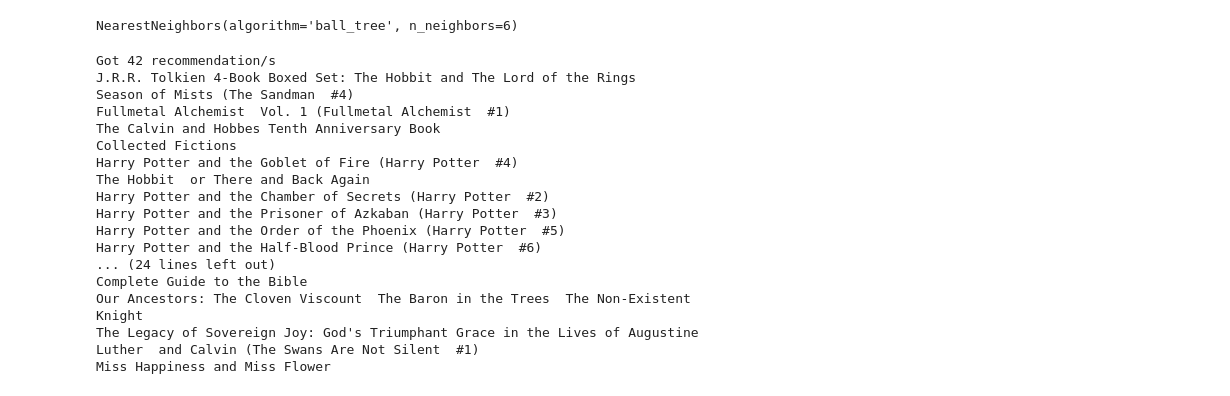
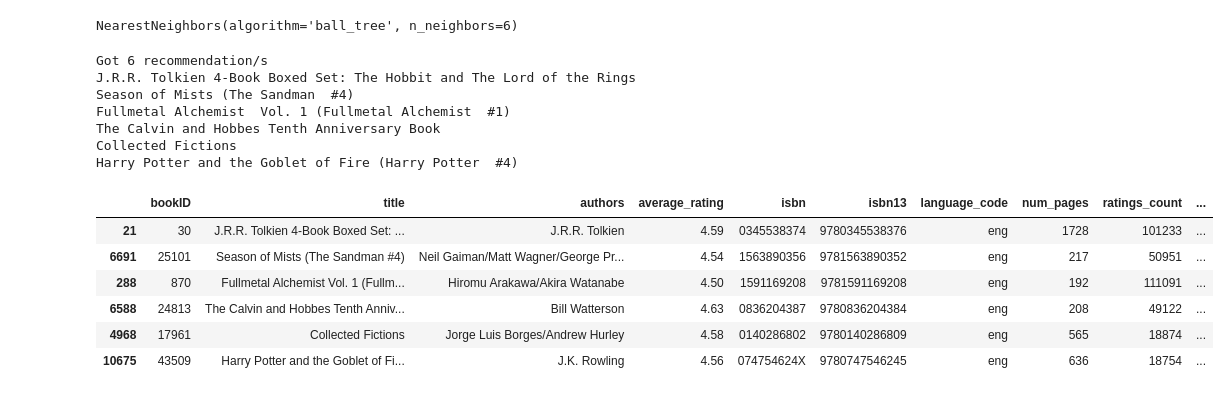
Before and after one commit to khalidelboray/ML_Course, a Jupyter notebook: last_task.ipynb, the cells around one changed output. Saved outputs shown, nothing was run; the diff lists cells and outputs as text; code cells hidden in the pictures.

```diff
--- a/last_task.ipynb
+++ b/last_task.ipynb
@@ -476,24 +476,22 @@ def book_recommendation_engine(book_name,similar=False):
           rdf = rdf.append([new_df.loc[newid]])
     return rdf
 # %%
-book_list_name = book_recommendation_engine('The Hobbit',similar=True)
+book_list_name = book_recommendation_engine('The Hobbit',similar=False)
 print(f"Got {len(book_list_name)} recommendation/s")
 print("\n".join(book_list_name.title.unique()))
+book_list_name
 # %% [output]
-Got 42 recommendation/s
+Got 6 recommendation/s
 J.R.R. Tolkien 4-Book Boxed Set: The Hobbit and The Lord of the Rings
 Season of Mists (The Sandman  #4)
 Fullmetal Alchemist  Vol. 1 (Fullmetal Alchemist  #1)
 The Calvin and Hobbes Tenth Anniversary Book
 Collected Fictions
 Harry Potter and the Goblet of Fire (Harry Potter  #4)
-The Hobbit  or There and Back Again
-Harry Potter and the Chamber of Secrets (Harry Potter  #2)
-Harry Potter and the Prisoner of Azkaban (Harry Potter  #3)
-Harry Potter and the Order of the Phoenix (Harry Potter  #5)
-Harry Potter and the Half-Blood Prince (Harry Potter  #6)
-... (24 lines left out)
-Complete Guide to the Bible
-Our Ancestors: The Cloven Viscount  The Baron in the Trees  The Non-Existent Knight
-The Legacy of Sovereign Joy: God's Triumphant Grace in the Lives of Augustine  Luther  and Calvin (The Swans Are Not Silent  #1)
-Miss Happiness and Miss Flower
+|  | bookID | title | authors | average_rating | isbn | isbn13 | language_code | num_pages | ratings_count | ... |
+| 21 | 30 | J.R.R. Tolkien 4-Book Boxed Set: ... | J.R.R. Tolkien | 4.59 | 0345538374 | 9780345538376 | eng | 1728 | 101233 | ... |
+| 6691 | 25101 | Season of Mists (The Sandman #4) | Neil Gaiman/Matt Wagner/George Pr... | 4.54 | 1563890356 | 9781563890352 | eng | 217 | 50951 | ... |
+| 288 | 870 | Fullmetal Alchemist Vol. 1 (Fullm... | Hiromu Arakawa/Akira Watanabe | 4.50 | 1591169208 | 9781591169208 | eng | 192 | 111091 | ... |
+| 6588 | 24813 | The Calvin and Hobbes Tenth Anniv... | Bill Watterson | 4.63 | 0836204387 | 9780836204384 | eng | 208 | 49122 | ... |
+| 4968 | 17961 | Collected Fictions | Jorge Luis Borges/Andrew Hurley | 4.58 | 0140286802 | 9780140286809 | eng | 565 | 18874 | ... |
+| 10675 | 43509 | Harry Potter and the Goblet of Fi... | J.K. Rowling | 4.56 | 074754624X | 9780747546245 | eng | 636 | 18754 | ... |
```
Also changed, not shown: parts of 7 cells of this notebook.
